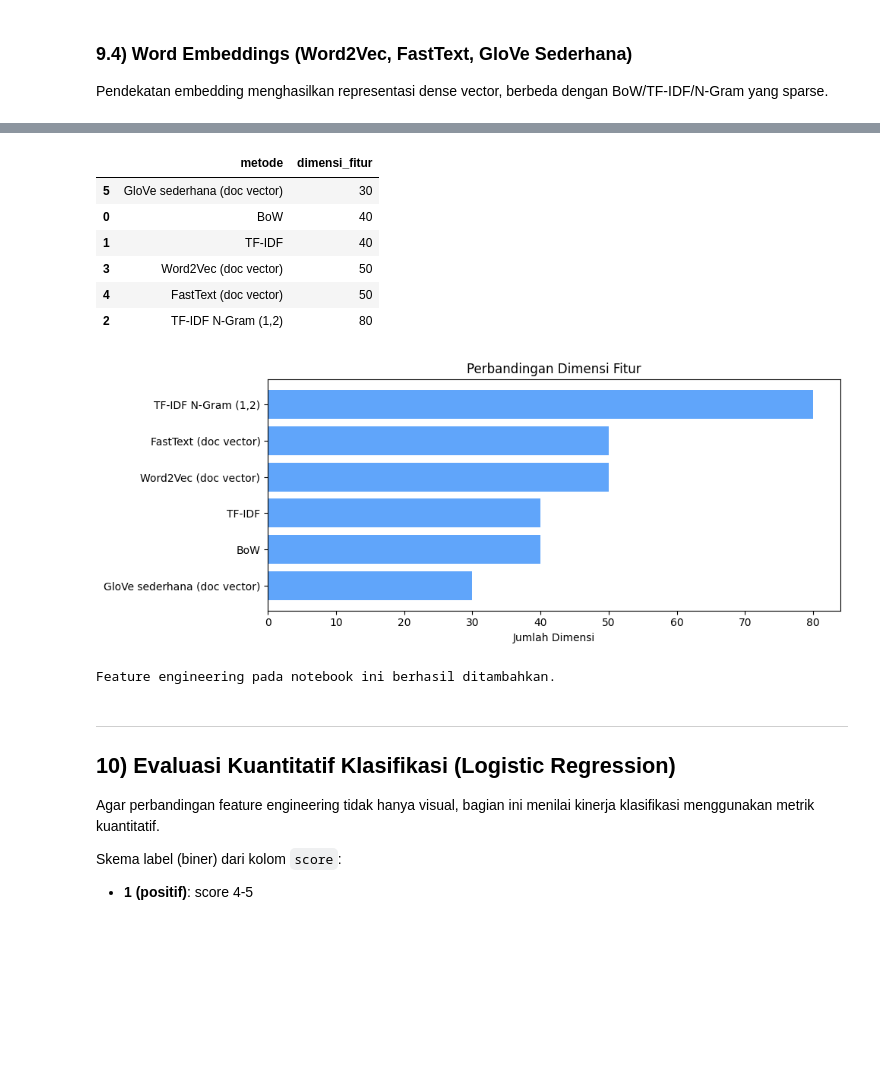
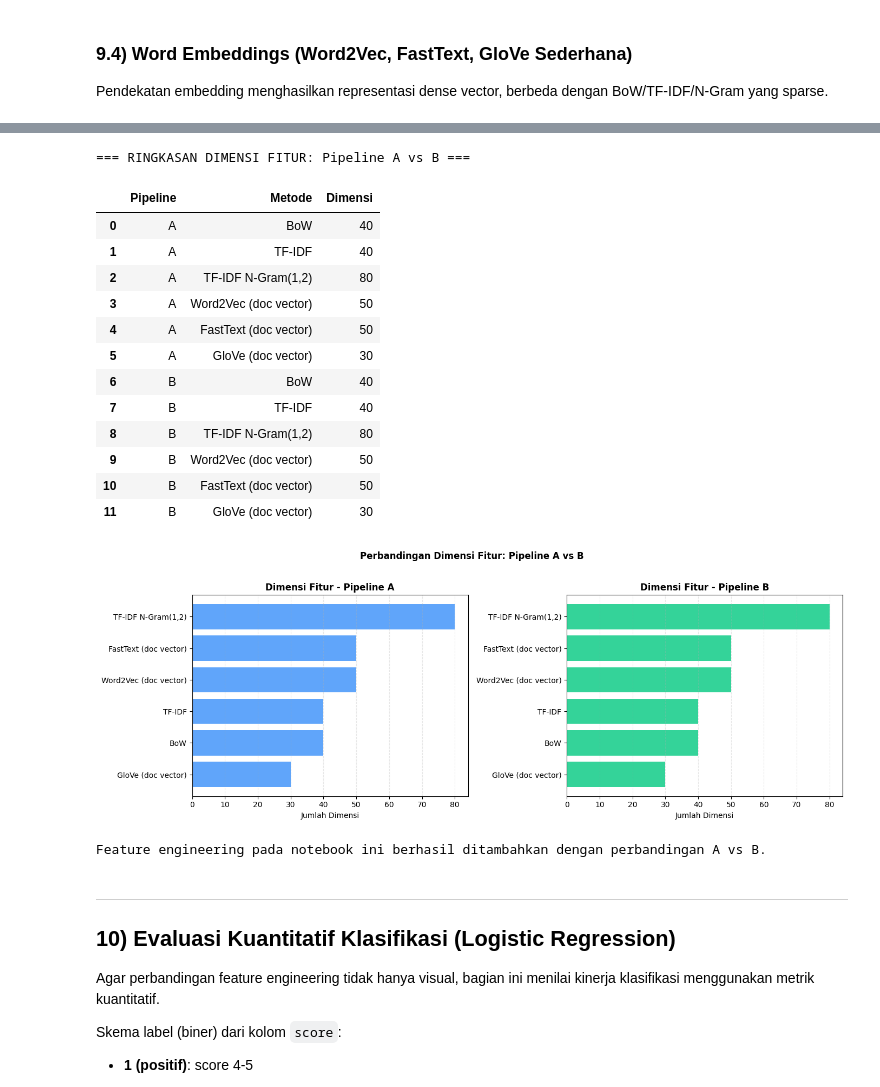
Before and after one commit to titan2903/text_mining_semeter_4, a Jupyter notebook: tugas_pertemuan_2/main.ipynb, the cells around one changed output, grey strips where cells are left out. Cells and saved outputs as stored; diff of their text form; code cells hidden in the pictures; blank space fills up the shorter version.

```diff
--- a/tugas_pertemuan_2/main.ipynb
+++ b/tugas_pertemuan_2/main.ipynb
@@ -810,37 +1172,66 @@ Mapping label preview ke Review ID:
 | 6 | D7 | 69c2105c-6a15-44da-b4bc-293bcade74fb | mudah |
 | 7 | D8 | b34dfc76-d7da-449a-8840-bcfc516b4d83 | Hp aman, jaringan bagus, tapi Loa... |
 # %%
+print("=== RINGKASAN DIMENSI FITUR: Pipeline A vs B ===\n")
+
 # Ringkasan ukuran fitur untuk tiap pendekatan
+feature_size_df = pd.DataFrame([
+    {'Pipeline': 'A', 'Metode': 'BoW', 'Dimensi': X_bow_a.shape[1]},
+    {'Pipeline': 'A', 'Metode': 'TF-IDF', 'Dimensi': X_tfidf_a.shape[1]},
+    {'Pipeline': 'A', 'Metode': 'TF-IDF N-Gram(1,2)', 'Dimensi': X_ngram_a.shape[1]},
+    {'Pipeline': 'A', 'Metode': 'Word2Vec (doc vector)', 'Dimensi': doc_vec_w2v_a.shape[1]},
+    {'Pipeline': 'A', 'Metode': 'FastText (doc vector)', 'Dimensi': doc_vec_fasttext_a.shape[1]},
+    {'Pipeline': 'A', 'Metode': 'GloVe (doc vector)', 'Dimensi': doc_vec_glove_a.shape[1]},
 
-feature_size_df = pd.DataFrame([
-    {'metode': 'BoW', 'dimensi_fitur': X_bow.shape[1]},
-    {'metode': 'TF-IDF', 'dimensi_fitur': X_tfidf.shape[1]},
-    {'metode': 'TF-IDF N-Gram (1,2)', 'dimensi_fitur': X_ngram.shape[1]},
-    {'metode': 'Word2Vec (doc vector)', 'dimensi_fitur': doc_vec_w2v.shape[1]},
-    {'metode': 'FastText (doc vector)', 'dimensi_fitur': doc_vec_fasttext.shape[1]},
-    {'metode': 'GloVe sederhana (doc vector)', 'dimensi_fitur': doc_vec_glove.shape[1]},
-]).sort_values('dimensi_fitur')
+    {'Pipeline': 'B', 'Metode': 'BoW', 'Dimensi': X_bow_b.shape[1]},
+    {'Pipeline': 'B', 'Metode': 'TF-IDF', 'Dimensi': X_tfidf_b.shape[1]},
+    {'Pipeline': 'B', 'Metode': 'TF-IDF N-Gram(1,2)', 'Dimensi': X_ngram_b.shape[1]},
+    {'Pipeline': 'B', 'Metode': 'Word2Vec (doc vector)', 'Dimensi': doc_vec_w2v_b.shape[1]},
+    {'Pipeline': 'B', 'Metode': 'FastText (doc vector)', 'Dimensi': doc_vec_fasttext_b.shape[1]},
+    {'Pipeline': 'B', 'Metode': 'GloVe (doc vector)', 'Dimensi': doc_vec_glove_b.shape[1]},
+])
 
 display(feature_size_df)
 
-plt.figure(figsize=(10, 4))
-plt.barh(feature_size_df['metode'], feature_size_df['dimensi_fitur'], color='#60a5fa')
-plt.title('Perbandingan Dimensi Fitur')
-plt.xlabel('Jumlah Dimensi')
+# Visualisasi perbandingan
+fig, axes = plt.subplots(1, 2, figsize=(14, 5))
+
+# Group by Pipeline A dan B
+fe_a = feature_size_df[feature_size_df['Pipeline'] == 'A'].sort_values('Dimensi')
+fe_b = feature_size_df[feature_size_df['Pipeline'] == 'B'].sort_values('Dimensi')
+
+axes[0].barh(fe_a['Metode'], fe_a['Dimensi'], color='#60a5fa')
+axes[0].set_title('Dimensi Fitur - Pipeline A', fontweight='bold')
+axes[0].set_xlabel('Jumlah Dimensi')
+axes[0].grid(axis='x', linestyle='--', alpha=0.3)
+
+axes[1].barh(fe_b['Metode'], fe_b['Dimensi'], color='#34d399')
+axes[1].set_title('Dimensi Fitur - Pipeline B', fontweight='bold')
+axes[1].set_xlabel('Jumlah Dimensi')
+axes[1].grid(axis='x', linestyle='--', alpha=0.3)
+
+plt.suptitle('Perbandingan Dimensi Fitur: Pipeline A vs B', fontsize=12, fontweight='bold', y=1.02)
 plt.tight_layout()
 plt.show()
 
-print('Feature engineering pada notebook ini berhasil ditambahkan.')
+print("\nFeature engineering pada notebook ini berhasil ditambahkan dengan perbandingan A vs B.")
 # %% [output]
+=== RINGKASAN DIMENSI FITUR: Pipeline A vs B ===
-|  | metode | dimensi_fitur |
-| 5 | GloVe sederhana (doc vector) | 30 |
-| 0 | BoW | 40 |
-| 1 | TF-IDF | 40 |
-| 3 | Word2Vec (doc vector) | 50 |
-| 4 | FastText (doc vector) | 50 |
-| 2 | TF-IDF N-Gram (1,2) | 80 |
+|  | Pipeline | Metode | Dimensi |
+| 0 | A | BoW | 40 |
+| 1 | A | TF-IDF | 40 |
+| 2 | A | TF-IDF N-Gram(1,2) | 80 |
+| 3 | A | Word2Vec (doc vector) | 50 |
+| 4 | A | FastText (doc vector) | 50 |
+| 5 | A | GloVe (doc vector) | 30 |
+| 6 | B | BoW | 40 |
+| 7 | B | TF-IDF | 40 |
+| 8 | B | TF-IDF N-Gram(1,2) | 80 |
+| 9 | B | Word2Vec (doc vector) | 50 |
+| 10 | B | FastText (doc vector) | 50 |
+| 11 | B | GloVe (doc vector) | 30 |
-[figure, old version]
+[figure, new version]
-Feature engineering pada notebook ini berhasil ditambahkan.
+Feature engineering pada notebook ini berhasil ditambahkan dengan perbandingan A vs B.
 # %% [markdown]
 ---
 ## 10) Evaluasi Kuantitatif Klasifikasi (Logistic Regression)
```
Also changed, not shown: parts of 8 cells of this notebook.
